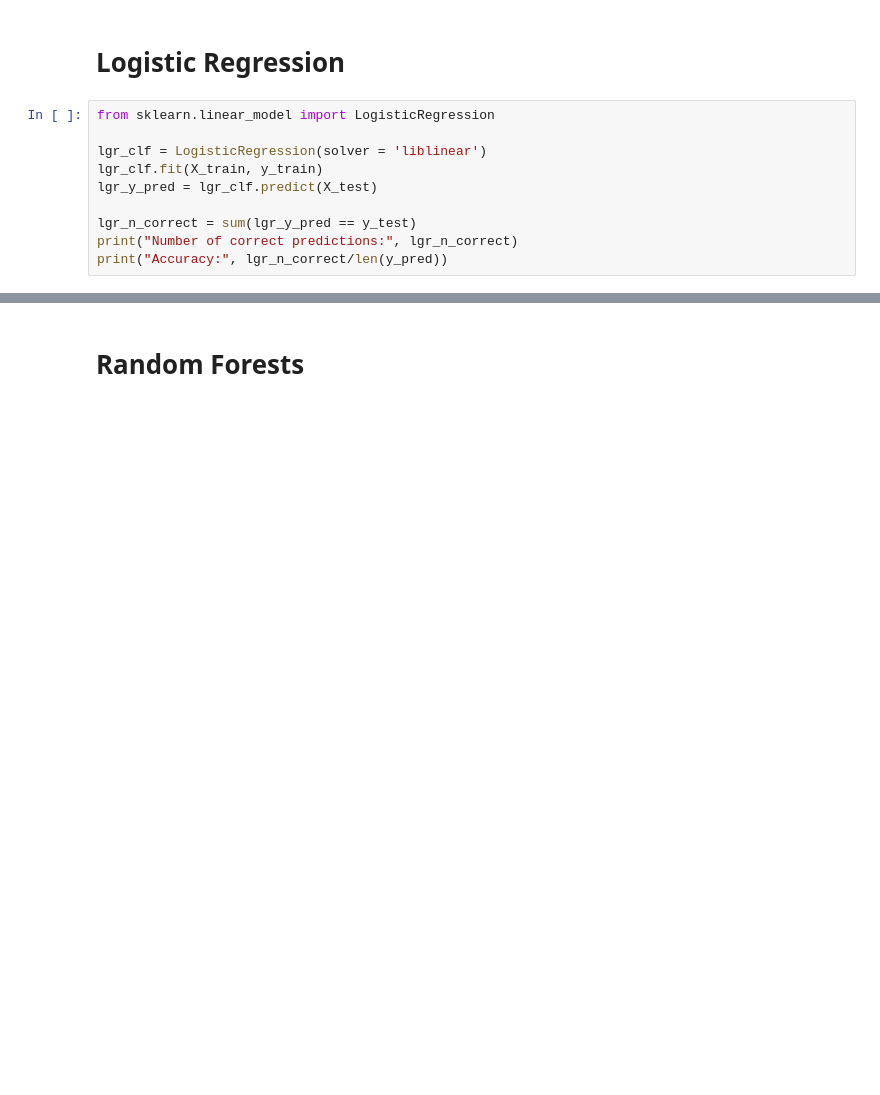
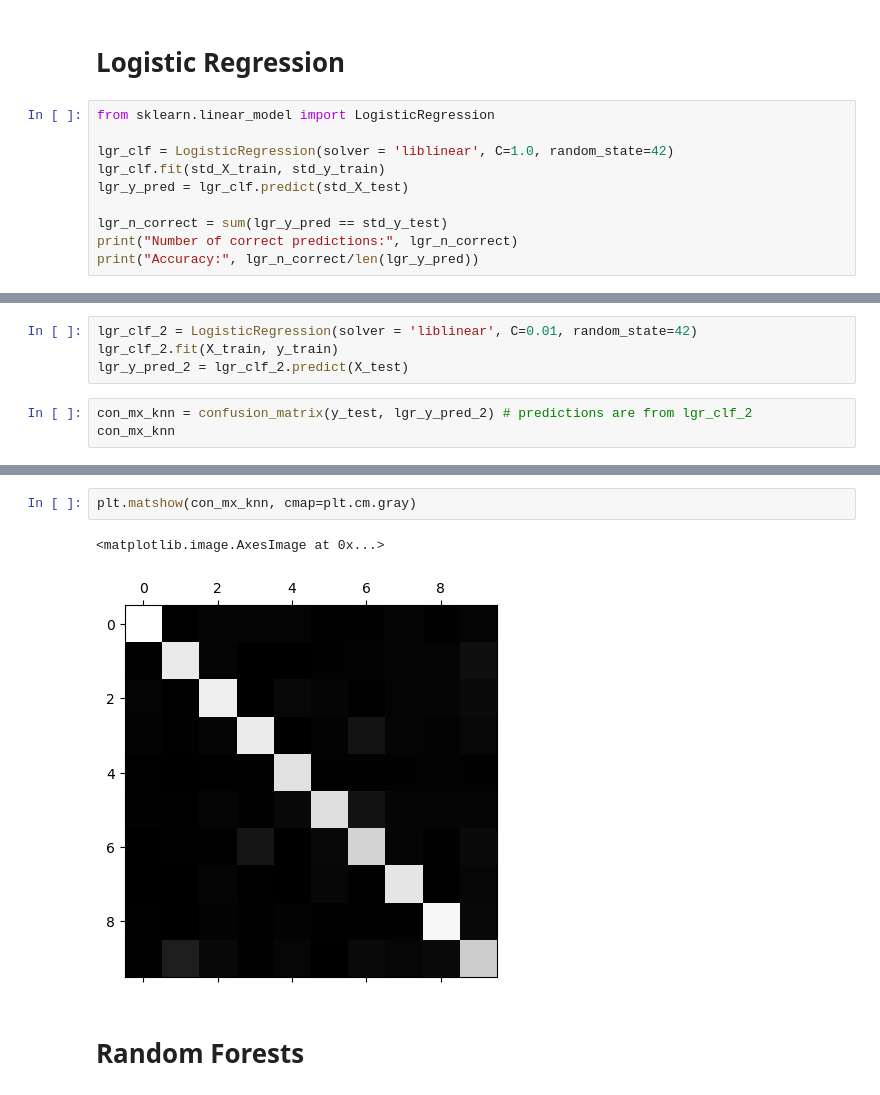
Before and after one commit to TaohidHossain/Bangla_Digit_Classification, a Jupyter notebook: main.ipynb, the cells around one changed output, grey strips where cells are left out. Drawn from its saved outputs; the diff is of its cells as text; blank space fills up the shorter version.

```diff
--- a/main.ipynb
+++ b/main.ipynb
@@ -192,11 +271,11 @@ result in SGDClassifier is 3897.
 # %%
 from sklearn.linear_model import LogisticRegression
 
-lgr_clf = LogisticRegression(solver = 'liblinear')
-lgr_clf.fit(X_train, y_train)
-lgr_y_pred = lgr_clf.predict(X_test)
+lgr_clf = LogisticRegression(solver = 'liblinear', C=1.0, random_state=42)
+lgr_clf.fit(std_X_train, std_y_train)
+lgr_y_pred = lgr_clf.predict(std_X_test)
 
-lgr_n_correct = sum(lgr_y_pred == y_test)
+lgr_n_correct = sum(lgr_y_pred == std_y_test)
 print("Number of correct predictions:", lgr_n_correct)
-print("Accuracy:", lgr_n_correct/len(y_pred))
+print("Accuracy:", lgr_n_correct/len(lgr_y_pred))
 # %% [output]
@@ -204,0 +288,7 @@ Accuracy: 0.8352539479300043
+# %%
+lgr_clf_2 = LogisticRegression(solver = 'liblinear', C=0.01, random_state=42)
+lgr_clf_2.fit(X_train, y_train)
+lgr_y_pred_2 = lgr_clf_2.predict(X_test)
+# %%
+con_mx_knn = confusion_matrix(y_test, lgr_y_pred_2) # predictions are from lgr_clf_2
+con_mx_knn
@@ -205,3 +306,8 @@ Accuracy: 0.8352539479300043
+# %%
+plt.matshow(con_mx_knn, cmap=plt.cm.gray)
+# %% [output]
+<matplotlib.image.AxesImage at 0x...>
+[figure, added]
 # %% [markdown]
 # Random Forests
 # %%
```
Also changed, not shown: parts of 33 cells of this notebook.
